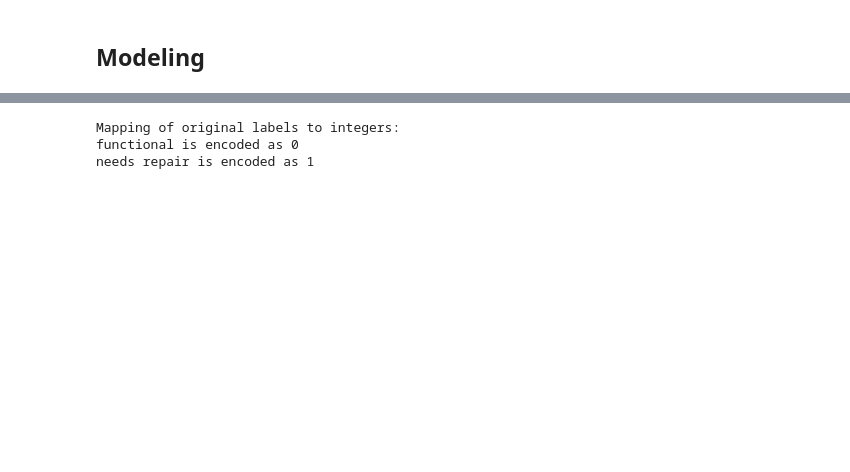
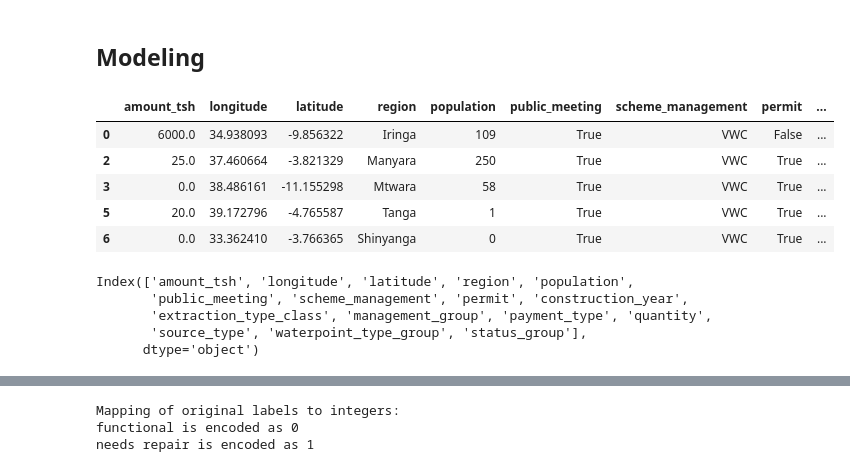
Before and after one commit to morgannash1/water_wells_project, a Jupyter notebook: notebook.ipynb, the cells around one changed output, grey strips where cells are left out. Saved outputs shown, nothing was run; the diff lists cells and outputs as text; code cells hidden in the pictures; blank space fills up the shorter version.

```diff
--- a/notebook.ipynb
+++ b/notebook.ipynb
@@ -1171,2 +848,19 @@ plt.show()
 # %% [markdown]
 ## Modeling
+# %%
+df_clean.head()
+# %% [output]
+|  | amount_tsh | longitude | latitude | region | population | public_meeting | scheme_management | permit | ... |
+| 0 | 6000.0 | 34.938093 | -9.856322 | Iringa | 109 | True | VWC | False | ... |
+| 2 | 25.0 | 37.460664 | -3.821329 | Manyara | 250 | True | VWC | True | ... |
+| 3 | 0.0 | 38.486161 | -11.155298 | Mtwara | 58 | True | VWC | True | ... |
+| 5 | 20.0 | 39.172796 | -4.765587 | Tanga | 1 | True | VWC | True | ... |
+| 6 | 0.0 | 33.362410 | -3.766365 | Shinyanga | 0 | True | VWC | True | ... |
+# %%
+df_clean.columns
+# %% [output]
+Index(['amount_tsh', 'longitude', 'latitude', 'region', 'population',
+       'public_meeting', 'scheme_management', 'permit', 'construction_year',
+       'extraction_type_class', 'management_group', 'payment_type', 'quantity',
+       'source_type', 'waterpoint_type_group', 'status_group'],
+      dtype='object')
```
Also changed, not shown: parts of 66 cells of this notebook.
